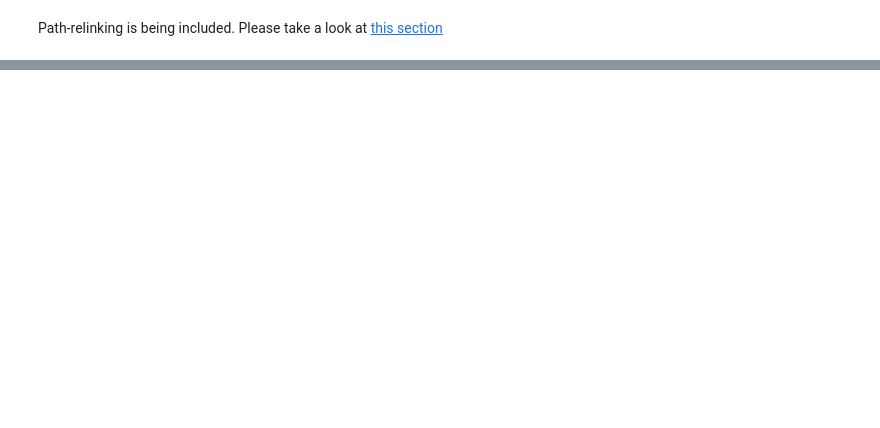
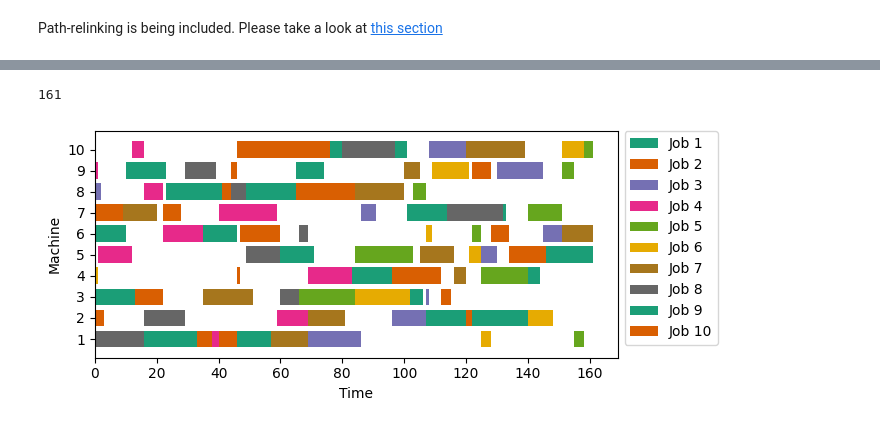
Before and after one commit to bruscalia/jobshop, a Jupyter notebook: notebooks/test_grasp.ipynb, the cells around one changed output, grey strips where cells are left out. Drawn from its saved outputs; the diff is of its cells as text; code cells hidden in the pictures; blank space fills up the shorter version.

```diff
--- a/notebooks/test_grasp.ipynb
+++ b/notebooks/test_grasp.ipynb
@@ -101,0 +68,2 @@ Failed
+# %%
+sol_grasp_pr = grasp_pr(params, n_iter=10000, init_iter=0.5, alpha=(0.3, 0.9), maxpool=20, seed=12, verbose=True)
@@ -101,0 +88,8 @@ Failed
+# %%
+sol_grasp_pr[0].C
+# %% [output]
+161
+# %%
+sol_grasp_pr[0].plot()
+# %% [output]
+[figure, added]
```
Also changed, not shown: parts of 21 cells of this notebook, 1 other file.
